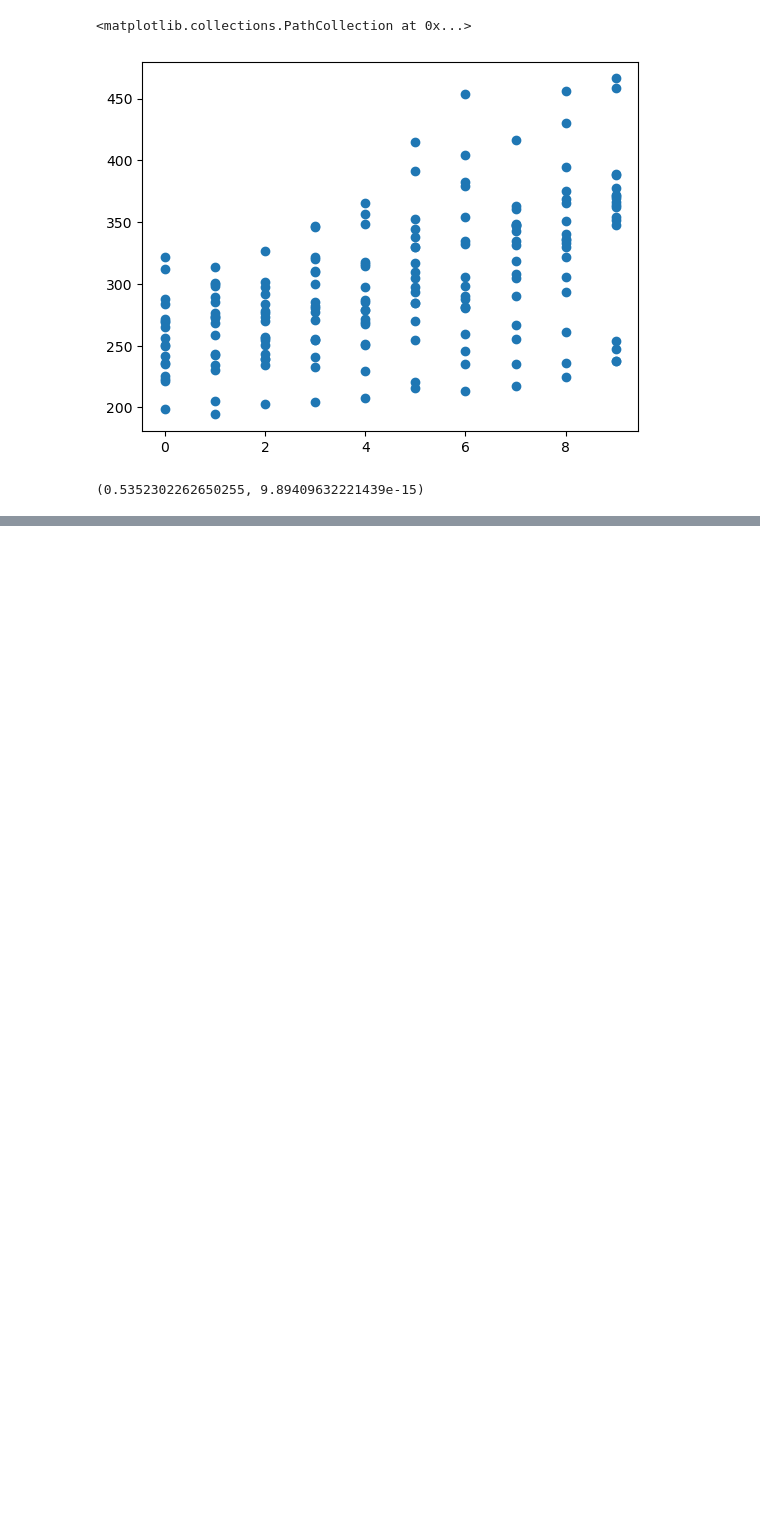
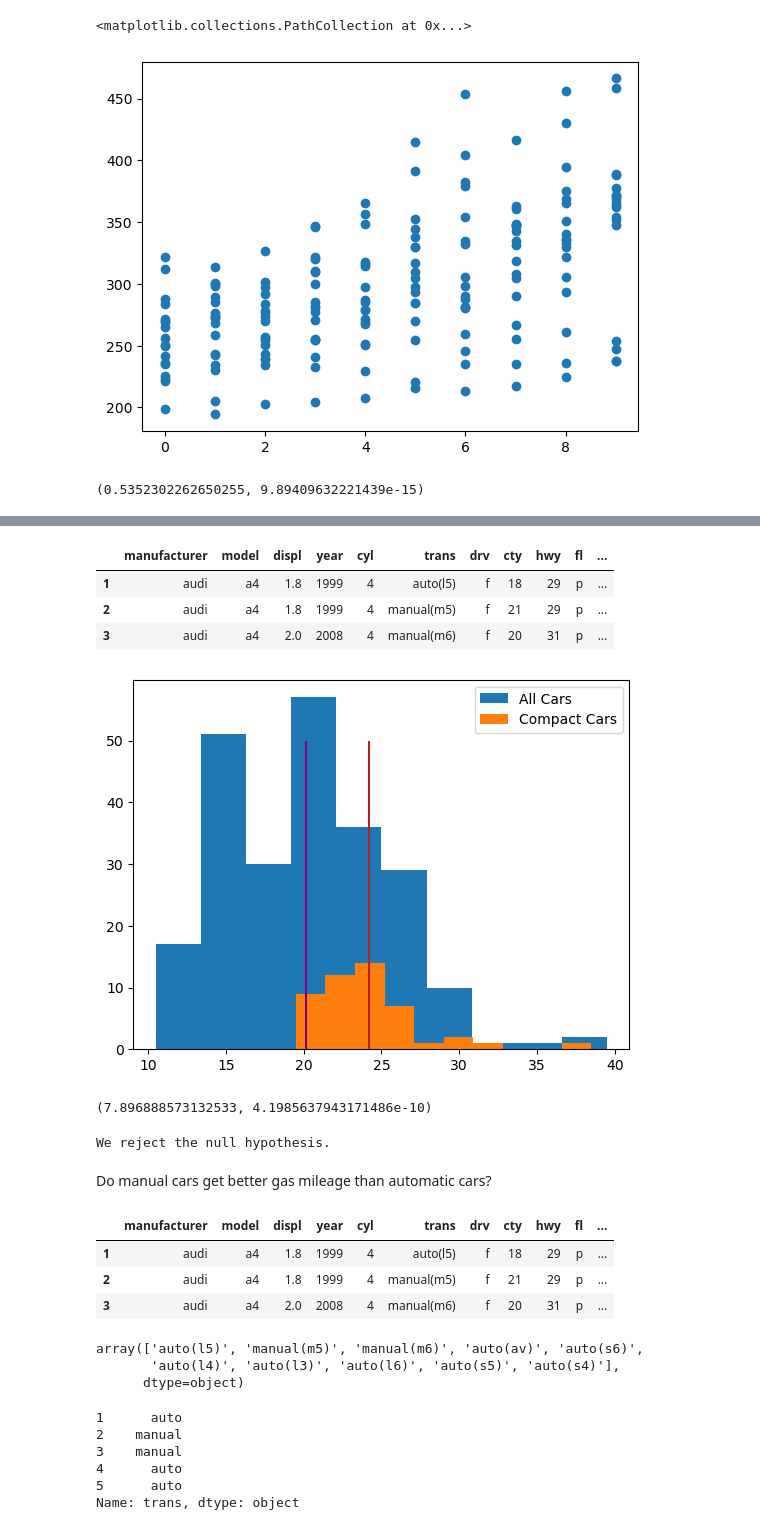
Before and after one commit to nickpedri/statistics-exercises, a Jupyter notebook: hypothesis_testing.ipynb, the cells around one changed output, grey strips where cells are left out. Saved outputs shown, nothing was run; the diff lists cells and outputs as text; code cells hidden in the pictures; blank space fills up the shorter version.

Commit message:
updated hypothesis_testing

```diff
--- a/hypothesis_testing.ipynb
+++ b/hypothesis_testing.ipynb
@@ -442,0 +583,37 @@ r, p
+# %%
+comp = mpg[mpg['class'] == 'compact']
+# %%
+comp.head(3)
+# %% [output]
+|  | manufacturer | model | displ | year | cyl | trans | drv | cty | hwy | fl | ... |
+| 1 | audi | a4 | 1.8 | 1999 | 4 | auto(l5) | f | 18 | 29 | p | ... |
+| 2 | audi | a4 | 1.8 | 1999 | 4 | manual(m5) | f | 21 | 29 | p | ... |
+| 3 | audi | a4 | 2.0 | 2008 | 4 | manual(m6) | f | 20 | 31 | p | ... |
+# %%
+comp_mpg = comp['avg_mpg'].mean()
+all_mpg = mpg['avg_mpg'].mean()
+# %%
+plt.hist(mpg['avg_mpg'], alpha=1, label='All Cars')
+plt.hist(comp['avg_mpg'], alpha=1,label='Compact Cars')
+#plt.hist(mpg['avg_mpg'], alpha=1, label='All Cars')
+plt.vlines(comp_mpg,0,50,color='firebrick')
+plt.vlines(all_mpg,0,50,color='purple')
+plt.legend()
+plt.show()
+# %% [output]
+[figure, added]
+# %%
+t, p = stats.ttest_1samp(comp['avg_mpg'],all_mpg)
+t, p
+# Compact cars have a significantly higher fuel-efficiency compared to all cars.
+# %% [output]
+(7.896888573132533, 4.1985637943171486e-10)
+# %%
+if p/2 < a and t > 0:
+    print('We reject the null hypothesis.')
+else:
+    print('We fail to reject the null hypothesis.')
+# %% [output]
+We reject the null hypothesis.
+# %% [markdown]
+Do manual cars get better gas mileage than automatic cars?
@@ -442,0 +623,23 @@ r, p
+# %%
+mpg.head(3)
+# %% [output]
+|  | manufacturer | model | displ | year | cyl | trans | drv | cty | hwy | fl | ... |
+| 1 | audi | a4 | 1.8 | 1999 | 4 | auto(l5) | f | 18 | 29 | p | ... |
+| 2 | audi | a4 | 1.8 | 1999 | 4 | manual(m5) | f | 21 | 29 | p | ... |
+| 3 | audi | a4 | 2.0 | 2008 | 4 | manual(m6) | f | 20 | 31 | p | ... |
+# %%
+mpg.trans.unique()
+# %% [output]
+array(['auto(l5)', 'manual(m5)', 'manual(m6)', 'auto(av)', 'auto(s6)',
+       'auto(l4)', 'auto(l3)', 'auto(l6)', 'auto(s5)', 'auto(s4)'],
+      dtype=object)
+# %%
+mpg['trans'] = np.where(mpg.trans.str[0] == 'a','auto','manual')
+mpg.trans.head()
+# %% [output]
+1      auto
+2    manual
+3    manual
+4      auto
+5      auto
+Name: trans, dtype: object
```
Also changed, not shown: parts of 30 cells of this notebook.
